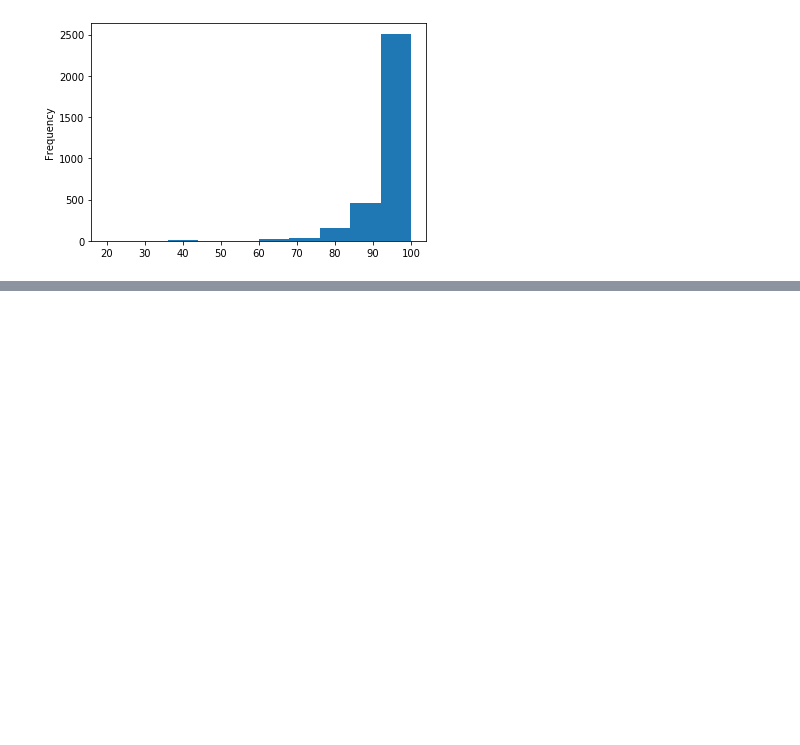
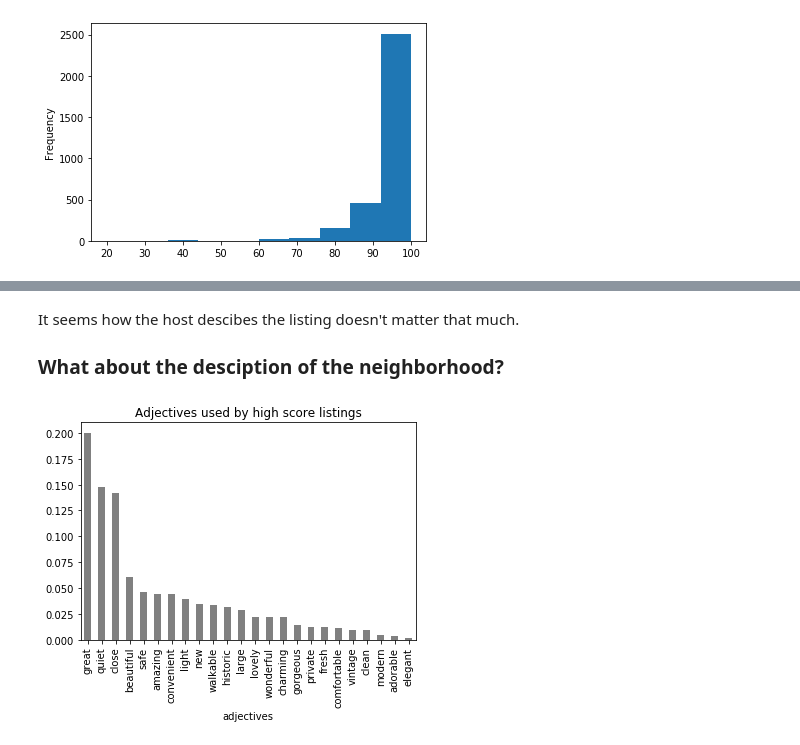
Before and after one commit to YeLiBCM/udacity-DS-nano-project1, a Jupyter notebook: project1_main.ipynb, the cells around one changed output, grey strips where cells are left out. Cells and saved outputs as stored; diff of their text form; code cells hidden in the pictures; blank space fills up the shorter version.

```diff
--- a/project1_main.ipynb
+++ b/project1_main.ipynb
@@ -58,0 +119,7 @@ possible_adj = ['charming', 'private', 'elegant', 'cozy', 'comfortable',
+# %% [markdown]
+It seems how the host descibes the listing doesn't matter that much.
+### What about the desciption of the neighborhood?
+# %%
+props_neighbor_low = adj_usage_plot(df_low_score, title = 'Adjectives used by high score listings', txt = 'neighborhood_overview', plot = True, color = 'grey')
+# %% [output]
+[figure, added]
```
Also changed, not shown: parts of 15 cells of this notebook.
